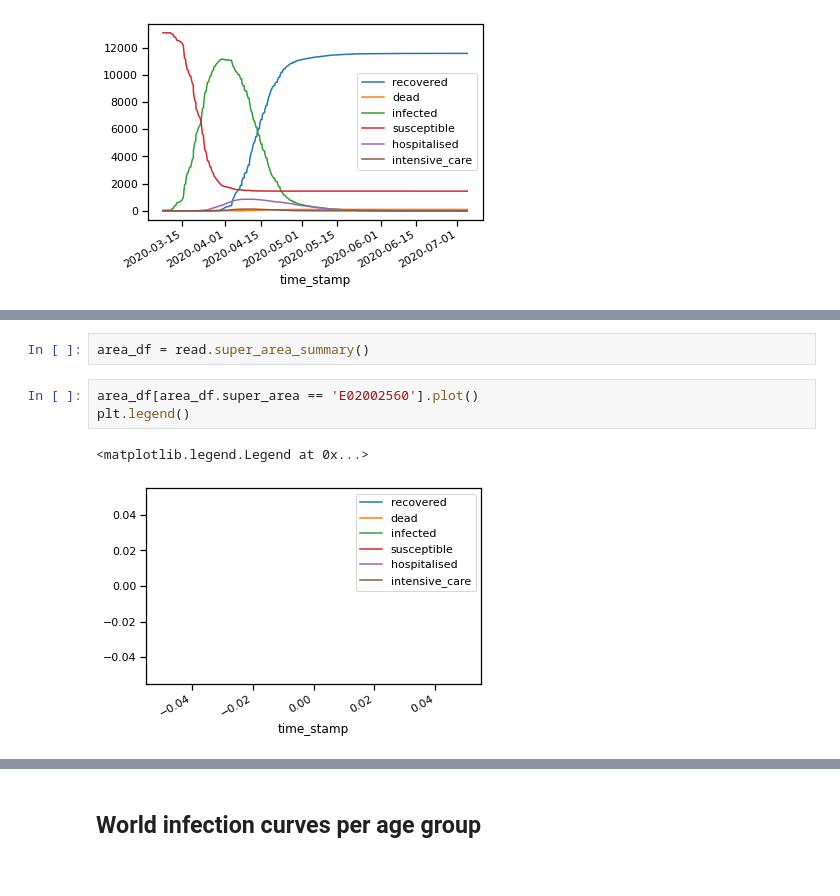
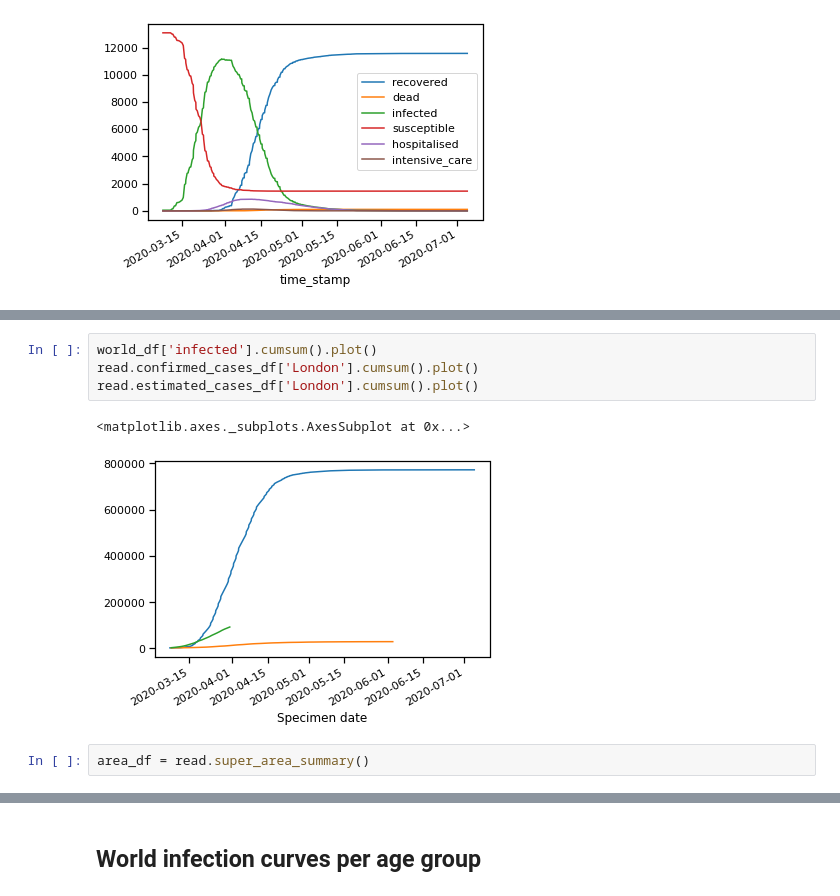
Before and after one commit to sadielbartholomew/JUNE, a Jupyter notebook: Notebooks/quickstart.ipynb, the cells around one changed output, grey strips where cells are left out. Cells and saved outputs as stored; diff of their text form.

```diff
--- a/Notebooks/quickstart.ipynb
+++ b/Notebooks/quickstart.ipynb
@@ -288,11 +288,12 @@ read.get_time_series_region('London').cumsum().plot()
 # %% [output]
 <matplotlib.axes._subplots.AxesSubplot at 0x...>
 [figure]
+# %%
+world_df['infected'].cumsum().plot()
+read.confirmed_cases_df['London'].cumsum().plot()
+read.estimated_cases_df['London'].cumsum().plot()
+# %% [output]
+<matplotlib.axes._subplots.AxesSubplot at 0x...>
+[figure, added]
 # %%
 area_df = read.super_area_summary()
-# %%
-area_df[area_df.super_area == 'E02002560'].plot()
-plt.legend()
-# %% [output]
-<matplotlib.legend.Legend at 0x...>
-[figure, removed]
```
Also changed, not shown: parts of 5 cells of this notebook, 1 other file.
